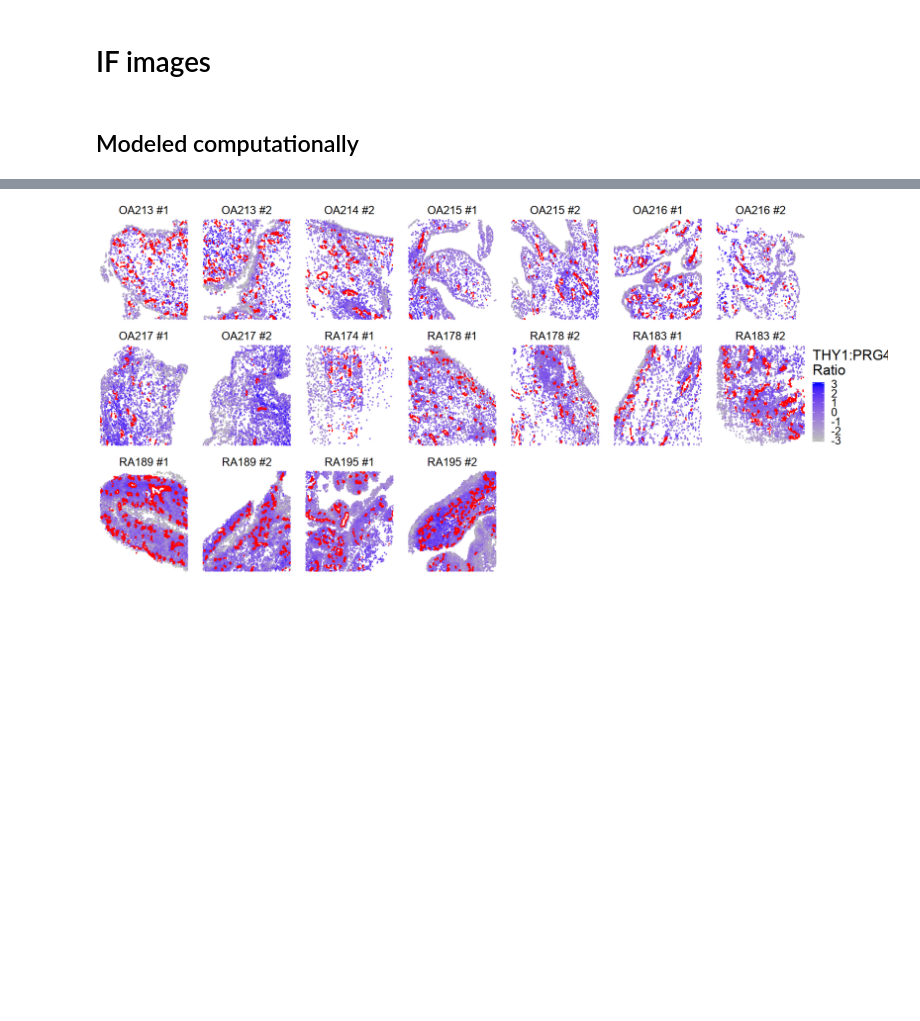
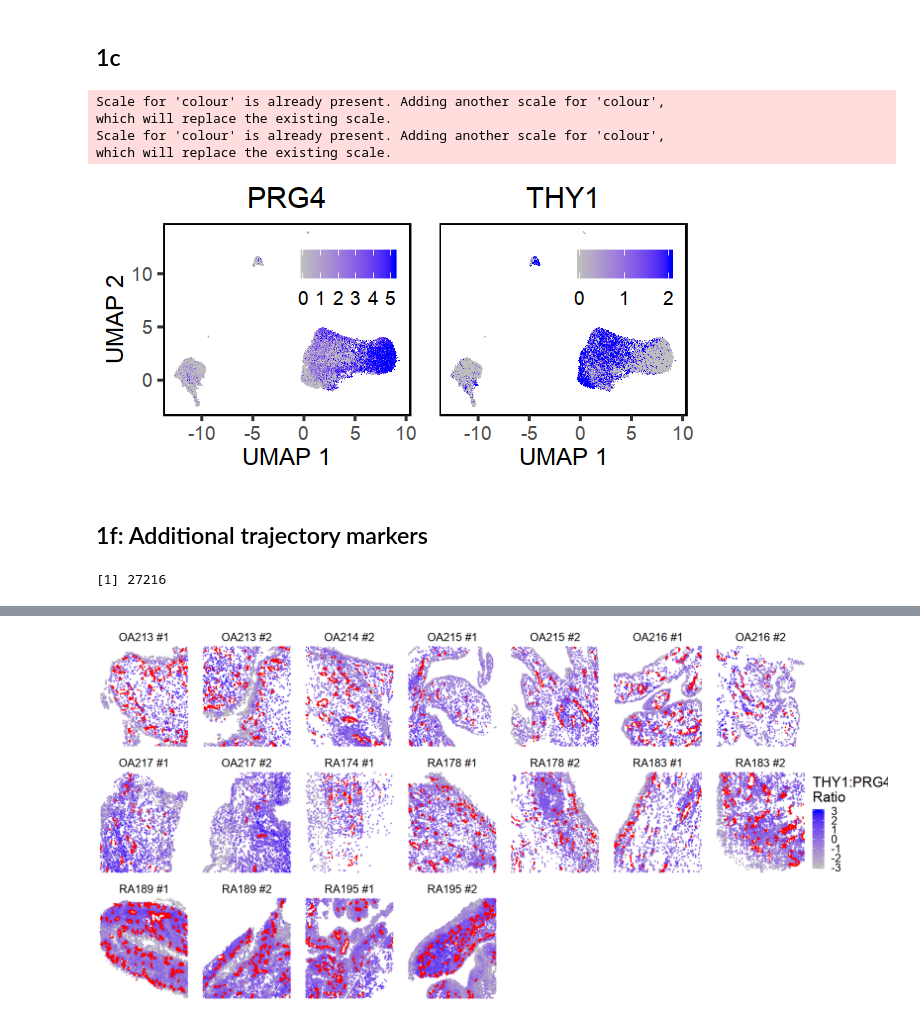
Before and after one commit to immunogenomics/notch, a Jupyter notebook: paper_figures_supp.ipynb, the cells around one changed output, grey strips where cells are left out. Drawn from its saved outputs; the diff is of its cells as text; code cells hidden in the pictures; blank space fills up the shorter version.

```diff
--- a/paper_figures_supp.ipynb
+++ b/paper_figures_supp.ipynb
@@ -155,7 +124,5 @@ with(tissue, {
            dpi = 300, width = 2.7, height = 4.5, useDingbats = FALSE)
 
 })
-# %% [markdown]
-# IF images
-# %% [markdown]
-## Modeled computationally
+# %% [markdown]
+## 1c
@@ -161,0 +140,56 @@ with(tissue, {
+# %%
+fig.size(2.5, 5)
+(umap_markers <- plt_list[[1]] +
+    labs(color = '') +
+    theme(panel.background = element_rect(), plot.title = element_text(hjust = 0.5),
+          legend.position="bottom", legend.box = "horizontal") +
+    scale_color_gradient2(
+        mid = "grey", high = "blue", midpoint = 0,
+        guide = guide_colorbar(
+            direction = "horizontal", title.position = "top",
+            label.position = "bottom", label.hjust = 0.5,
+            label.vjust = 0.5, barwidth = 4,
+        ), breaks = 0:5
+    ) +
+    theme(legend.position = c(0.75, .8)) +
+plt_list[[2]] +
+#     labs(color = "Log CPM") +
+    labs(color = '') +
+    theme(panel.background = element_rect(), plot.title = element_text(hjust = 0.5),
+          axis.text.y = element_blank(), axis.ticks.y = element_blank(), axis.title.y = element_blank(),
+          legend.position="bottom", legend.box = "horizontal") +
+    scale_color_gradient2(
+        mid = "grey", high = "blue", midpoint = 0,
+        guide = guide_colorbar(
+            direction = "horizontal", title.position = "top",
+            label.position = "bottom", label.hjust = 0.5,
+            label.vjust = 0.5, barwidth = 4,
+        ), breaks = 0:5
+    ) +
+    theme(legend.position = c(0.75, .8)) +
+NULL)
+
+
+ggsave('/data/srlab/ik936/NOTCH/paper/figure1/umap_markers.pdf', plot = umap_markers, device = "pdf",
+       dpi = 300, width = 5, height = 2.5, useDingbats = FALSE)
+# %% [output]
+Scale for 'colour' is already present. Adding another scale for 'colour',
+which will replace the existing scale.
+Scale for 'colour' is already present. Adding another scale for 'colour',
+which will replace the existing scale.
+[figure, added]
+# %% [markdown]
+## 1f: Additional trajectory markers
+# %%
+# markers <- c('NOTCH3', 'THY1', 'PRG4', 'CD55', 'GGT5', 'PDPN')
+markers <- c('CD55', 'GGT5', 'PDPN')
+idx_use <- which(tissue$meta_data$cell_type %in% c("lining", "sublining"))
+length(idx_use)
+ldata <- data.frame(
+    time = tissue$meta_data[idx_use, "time"],
+#     t(as.matrix(xcor))
+    t(as.matrix(tissue$exprs_norm[markers, idx_use]))
+) %>%
+    bin_95("time", markers, 50)
+# %% [output]
+[1] 27216
```
Also changed, not shown: parts of 111 cells of this notebook, 4 other files.
